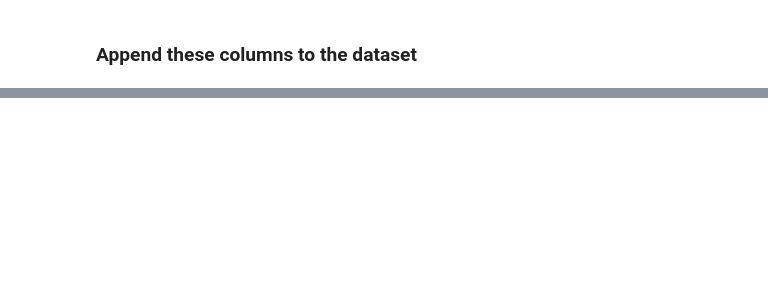
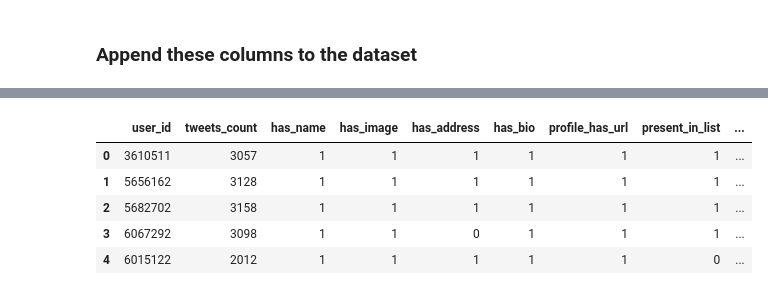
Before and after one commit to shrinidhi99/data-mining-project, a Jupyter notebook: classifier-2.ipynb, the cells around one changed output, grey strips where cells are left out. Cells and saved outputs as stored; diff of their text form; code cells hidden in the pictures; blank space fills up the shorter version.

```diff
--- a/classifier-2.ipynb
+++ b/classifier-2.ipynb
@@ -128,0 +236,9 @@ df.to_csv('dataset-2.csv')
+# %%
+df.head()
+# %% [output]
+|  | user_id | tweets_count | has_name | has_image | has_address | has_bio | profile_has_url | present_in_list | ... |
+| 0 | 3610511 | 3057 | 1 | 1 | 1 | 1 | 1 | 1 | ... |
+| 1 | 5656162 | 3128 | 1 | 1 | 1 | 1 | 1 | 1 | ... |
+| 2 | 5682702 | 3158 | 1 | 1 | 1 | 1 | 1 | 1 | ... |
+| 3 | 6067292 | 3098 | 1 | 1 | 0 | 1 | 1 | 1 | ... |
+| 4 | 6015122 | 2012 | 1 | 1 | 1 | 1 | 1 | 0 | ... |
```
Also changed, not shown: parts of 25 cells of this notebook, 1 other file.
